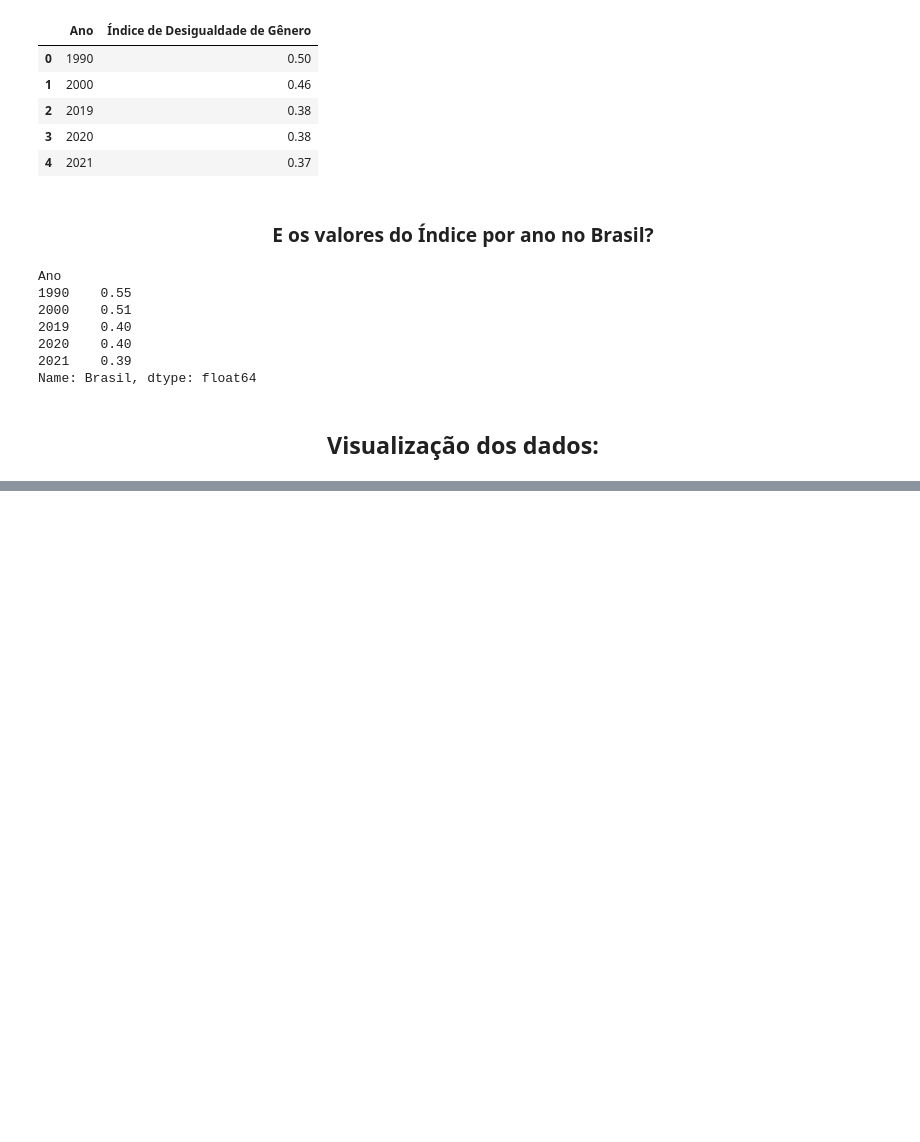
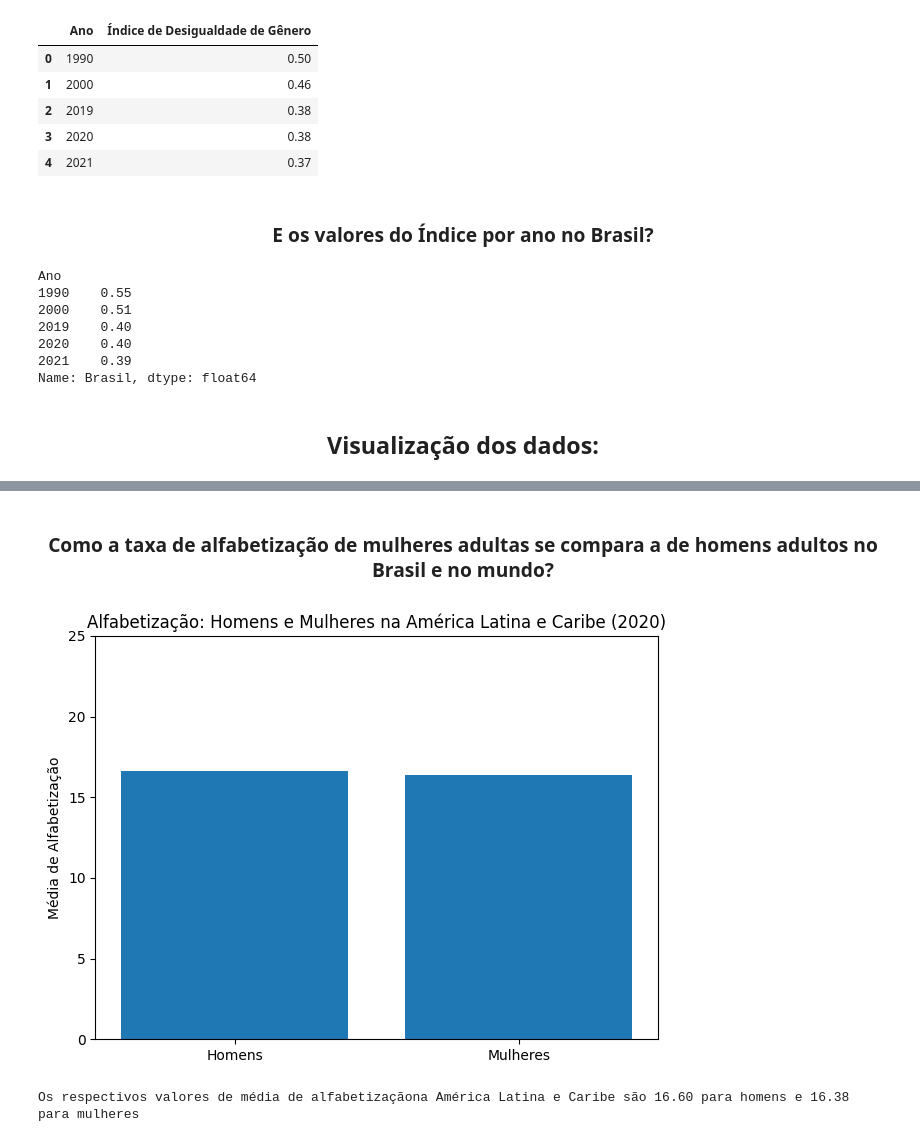
Before and after one commit to reprograma/on26-python-s17-s18-projeto-livre, a Jupyter notebook: exercicios/para-casa/analise.ipynb, the cells around one changed output, grey strips where cells are left out. Drawn from its saved outputs; the diff is of its cells as text; code cells hidden in the pictures; blank space fills up the shorter version.

```diff
--- a/exercicios/para-casa/analise.ipynb
+++ b/exercicios/para-casa/analise.ipynb
@@ -752,0 +770,36 @@ KeyError: 'Nome do Indicador'
+# %% [markdown]
+<h3 style='font-family: Lucida Console; font-weight: 800;text-align: center;'>Como a taxa de alfabetização de mulheres adultas se compara a de homens adultos no Brasil e no mundo?</h3>
+# %%
+indicadores_desejados = [
+    'Taxa de alfabetização, mulheres adultas (% de mulheres com 15 anos ou mais)',
+    'Taxa de alfabetização, homens adultos (% de homens com 15 anos ou mais)'
+]
+
+# Filtrando apenas os indicadores desejados para o ano de 2020
+dados_2020 = df_gender_gap.loc[:, ['Nome do País', 'Nome do Indicador', '2000']]
+dados_2020_indicadores = dados_2020[dados_2020['Nome do Indicador'].isin(indicadores_desejados)]
+
+# Separando os dados de alfabetização de homens e mulheres
+dados_homens = dados_2020_indicadores[dados_2020_indicadores['Nome do Indicador'] == indicadores_desejados[1]]
+dados_mulheres = dados_2020_indicadores[dados_2020_indicadores['Nome do Indicador'] == indicadores_desejados[0]]
+
+# Calculando a média de alfabetização para homens e mulheres
+media_homens = dados_homens['2000'].astype(float).mean()
+media_mulheres = dados_mulheres['2000'].astype(float).mean()
+
+# Plotando a média para homens e mulheres
+plt.bar(['Homens', 'Mulheres'], [media_homens, media_mulheres])
+
+# Configurando o gráfico
+plt.title('Alfabetização: Homens e Mulheres na América Latina e Caribe (2020)')
+plt.ylabel('Média de Alfabetização')
+plt.ylim(0, 25)  # Definindo o intervalo do eixo y
+plt.tight_layout()
+
+# Mostrando o gráfico
+plt.show()
+
+print(f"Os respectivos valores de média de alfabetizaçãona América Latina e Caribe são {media_homens:.2f} para homens e {media_mulheres:.2f} para mulheres")
+# %% [output]
+[figure, added]
+Os respectivos valores de média de alfabetizaçãona América Latina e Caribe são 16.60 para homens e 16.38 para mulheres
```
Also changed, not shown: parts of 27 cells of this notebook.
